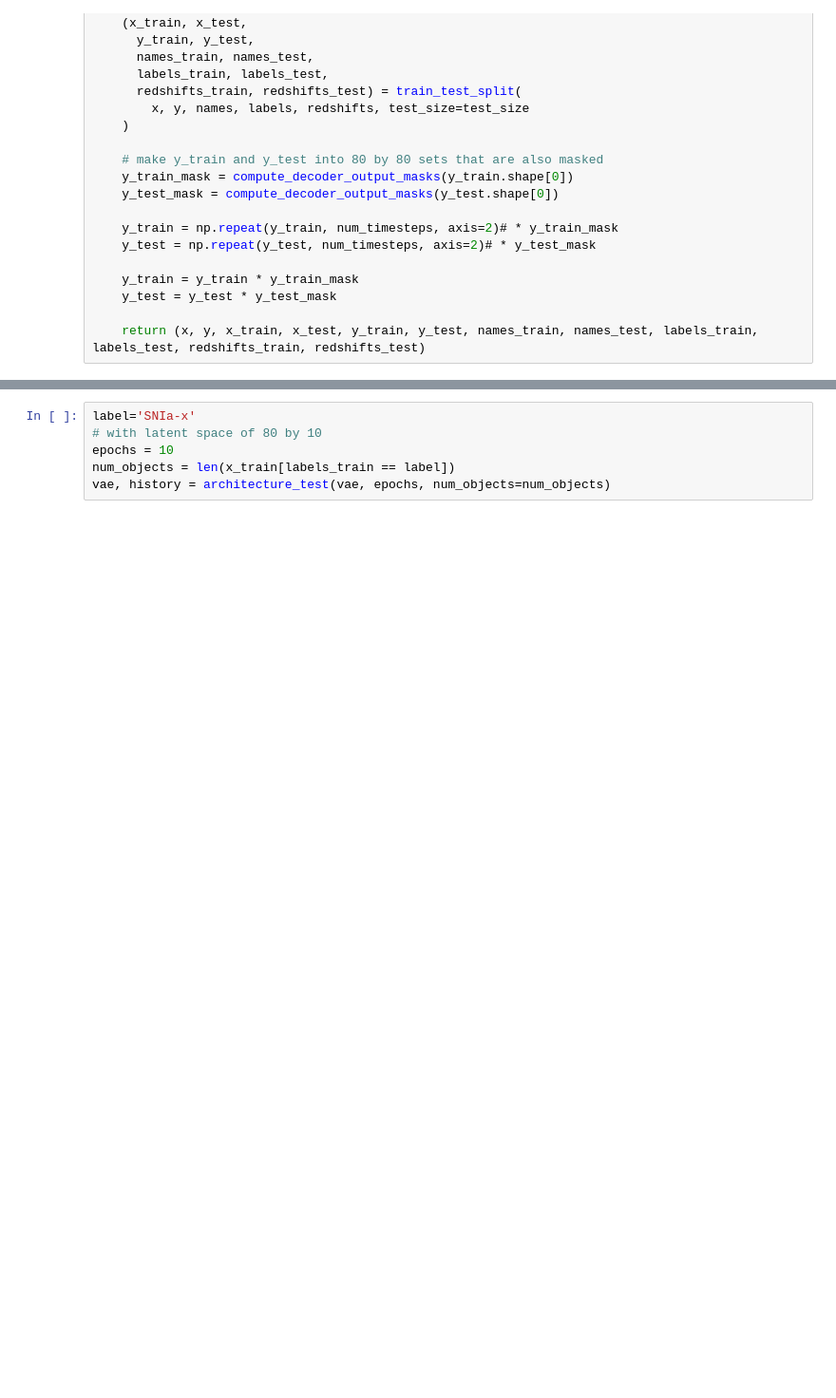
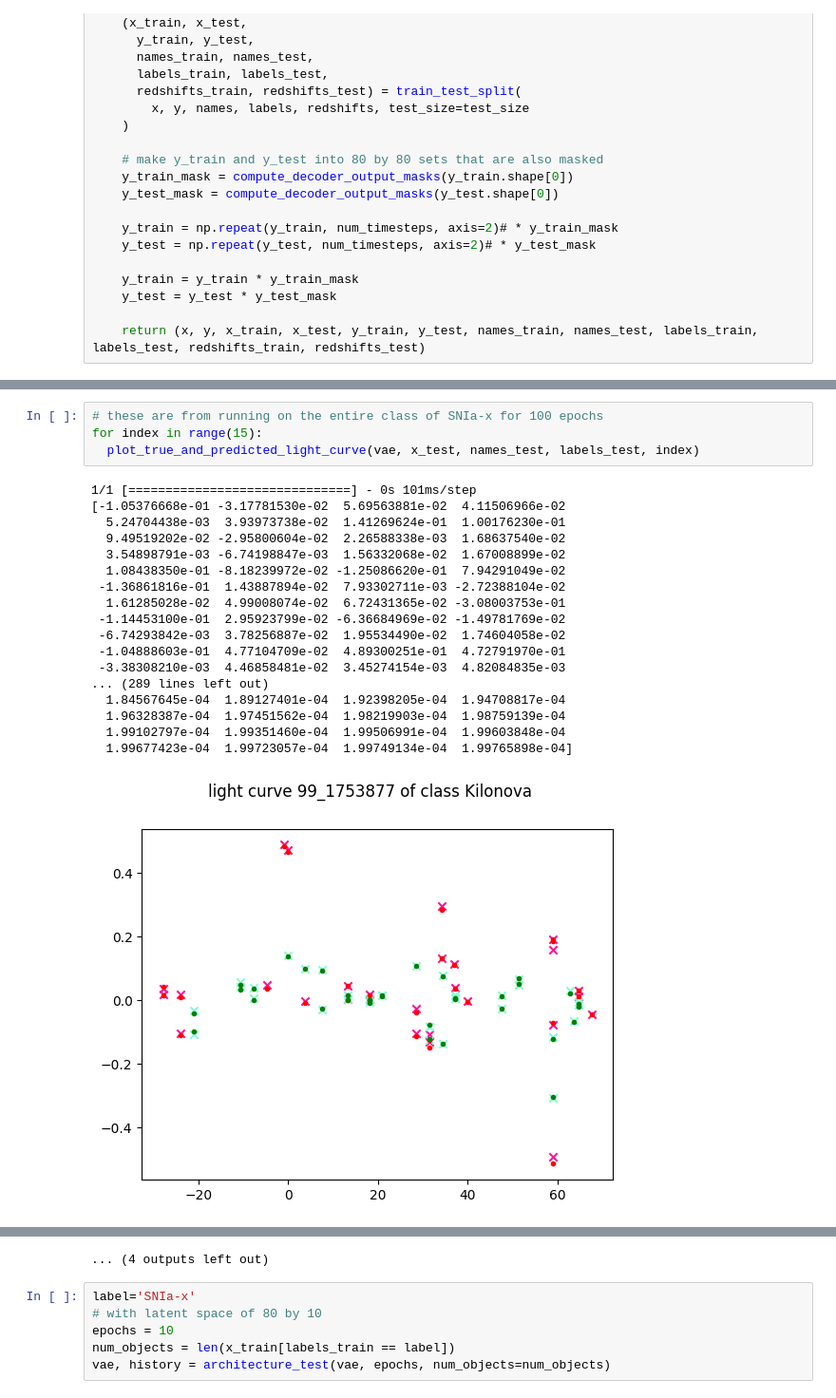
Before and after one commit to Chacon-Miguel/TESS-ZTF-Light-Curve-Classifier, a Jupyter notebook: functional_vae_sim_data_80_by_80.ipynb, the cells around one changed output, grey strips where cells are left out. Shown at 95% size. Drawn from its saved outputs; the diff is of its cells as text; blank space fills up the shorter version.

```diff
--- a/functional_vae_sim_data_80_by_80.ipynb
+++ b/functional_vae_sim_data_80_by_80.ipynb
@@ -648,0 +648,23 @@ TypeError: ignored
+# %%
+# these are from running on the entire class of SNIa-x for 100 epochs
+for index in range(15):
+  plot_true_and_predicted_light_curve(vae, x_test, names_test, labels_test, index)
+# %% [output]
+1/1 [==============================] - 0s 101ms/step
+[-1.05376668e-01 -3.17781530e-02  5.69563881e-02  4.11506966e-02
+  5.24704438e-03  3.93973738e-02  1.41269624e-01  1.00176230e-01
+  9.49519202e-02 -2.95800604e-02  2.26588338e-03  1.68637540e-02
+  3.54898791e-03 -6.74198847e-03  1.56332068e-02  1.67008899e-02
+  1.08438350e-01 -8.18239972e-02 -1.25086620e-01  7.94291049e-02
+ -1.36861816e-01  1.43887894e-02  7.93302711e-03 -2.72388104e-02
+  1.61285028e-02  4.99008074e-02  6.72431365e-02 -3.08003753e-01
+ -1.14453100e-01  2.95923799e-02 -6.36684969e-02 -1.49781769e-02
+ -6.74293842e-03  3.78256887e-02  1.95534490e-02  1.74604058e-02
+ -1.04888603e-01  4.77104709e-02  4.89300251e-01  4.72791970e-01
+ -3.38308210e-03  4.46858481e-02  3.45274154e-03  4.82084835e-03
+... (289 lines left out)
+  1.84567645e-04  1.89127401e-04  1.92398205e-04  1.94708817e-04
+  1.96328387e-04  1.97451562e-04  1.98219903e-04  1.98759139e-04
+  1.99102797e-04  1.99351460e-04  1.99506991e-04  1.99603848e-04
+  1.99677423e-04  1.99723057e-04  1.99749134e-04  1.99765898e-04]
+[figure, added]
@@ -649,3 +681,4 @@ TypeError: ignored
+... (4 outputs left out)
 # %%
 label='SNIa-x'
 # with latent space of 80 by 10
```
Also changed, not shown: parts of 9 cells of this notebook.
